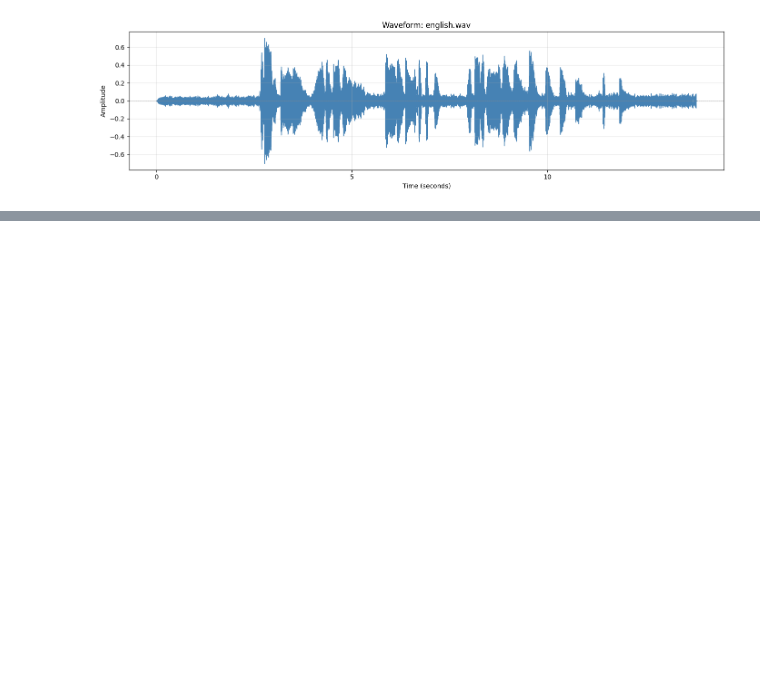
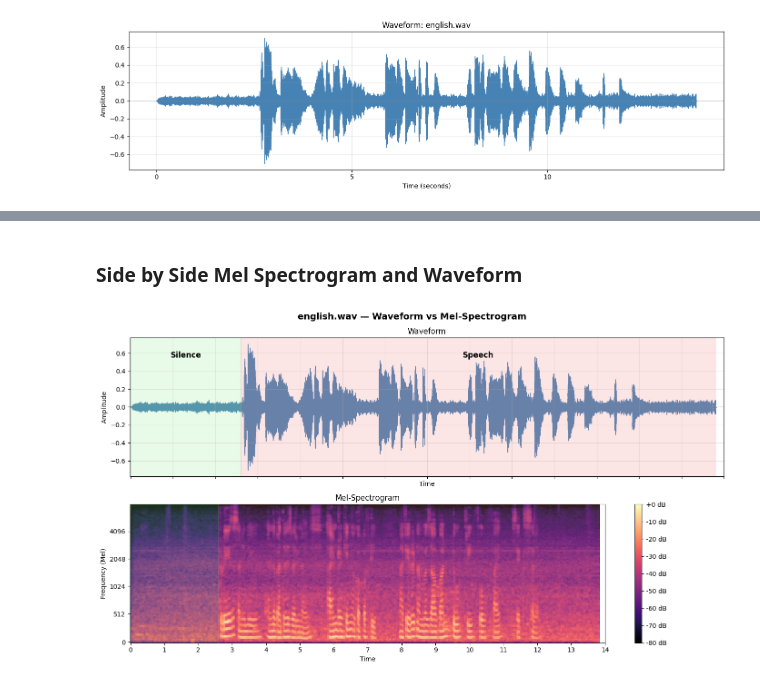
Before and after one commit to makarkul/bharatgen-speech-intern-2026, a Jupyter notebook: week1/audio_testing.ipynb, the cells around one changed output, grey strips where cells are left out. Drawn from its saved outputs; the diff is of its cells as text; code cells hidden in the pictures; blank space fills up the shorter version.

```diff
--- a/week1/audio_testing.ipynb
+++ b/week1/audio_testing.ipynb
@@ -62,0 +175,62 @@ plt.show()
+# %% [markdown]
+### Side by Side Mel Spectrogram and Waveform
+# %%
+# --- Cell 5: Side-by-side waveform + mel-spectrogram with annotations ---
+
+fig, axes = plt.subplots(2, 1, sharex=True, figsize=(14, 8))
+
+# ---------- TOP PANEL: Waveform ----------
+librosa.display.waveshow(y, sr=sr, color="steelblue", ax=axes[0])
+axes[0].set_title("Waveform")
+axes[0].set_ylabel("Amplitude")
+axes[0].axhline(0, color="gray", linewidth=0.5, linestyle="--")
+axes[0].grid(True, alpha=0.3)
+
+# ---------- BOTTOM PANEL: Mel-spectrogram ----------
+img = librosa.display.specshow(
+    mel_spec_db,
+    sr=sr,
+    x_axis="time",
+    y_axis="mel",
+    cmap="magma",
+    ax=axes[1],
+)
+axes[1].set_title("Mel-Spectrogram")
+axes[1].set_ylabel("Frequency (Mel)")
+
+# Colorbar attached to the spectrogram panel only
+fig.colorbar(img, ax=axes[1], format="%+2.0f dB")
+
+# ---------- ANNOTATIONS: silence vs speech regions ----------
+regions = [
+    (0.0,  2.6,  "Silence", "lightgreen"),
+    (2.6,  13.8, "Speech",  "lightcoral"),
+]
+
+for start, end, label, color in regions:
+    # Shade BOTH panels — same time region on each
+    for ax in axes:
+        ax.axvspan(start, end, alpha=0.2, color=color)
+    # Label only on the top panel so it doesn't crowd the spectrogram
+    axes[0].text(
+        (start + end) / 2,
+        0.55,
+        label,
+        ha="center",
+        fontsize=12,
+        fontweight="bold",
+    )
+
+# Overall title for the whole figure
+fig.suptitle("english.wav — Waveform vs Mel-Spectrogram", fontsize=14, fontweight="bold")
+
+import numpy as np
+
+# Force ticks every 1 second from 0 to end of audio
+duration = len(y) / sr   # total seconds of the audio
+axes[1].set_xticks(np.arange(0, duration + 1, 1))   # every 1 sec
+
+plt.tight_layout()
+plt.show()
+# %% [output]
+[figure, added]
```
Also changed, not shown: parts of 12 cells of this notebook, 11 other files.
